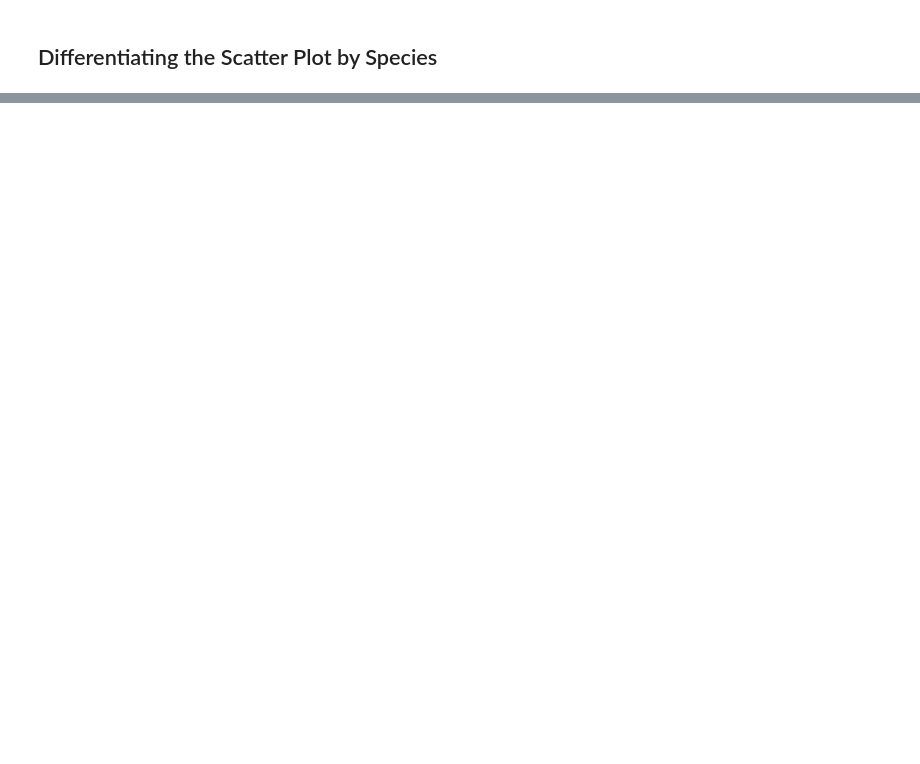
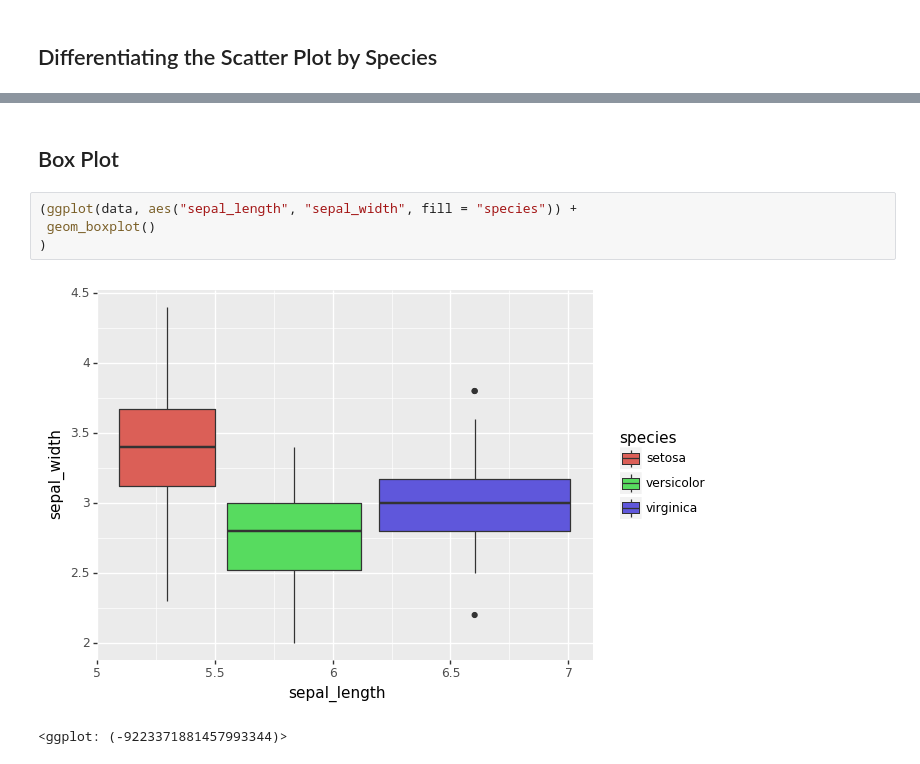
Before and after one commit to slingam00/Introduction_to_Data_Science, a Jupyter notebook: plotnine.ipynb, the cells around one changed output, grey strips where cells are left out. Cells and saved outputs as stored; diff of their text form; blank space fills up the shorter version.

```diff
--- a/plotnine.ipynb
+++ b/plotnine.ipynb
@@ -38,0 +36,9 @@ ggplot(mpg) + geom_boxplot(aes(x='cyl', y='hwy'))
+# %% [markdown]
+## Box Plot
+# %%
+(ggplot(data, aes("sepal_length", "sepal_width", fill = "species")) +
+ geom_boxplot()
+)
+# %% [output]
+[figure, added]
+<ggplot: (-9223371881457993344)>
```
Also changed, not shown: parts of 8 cells of this notebook.
